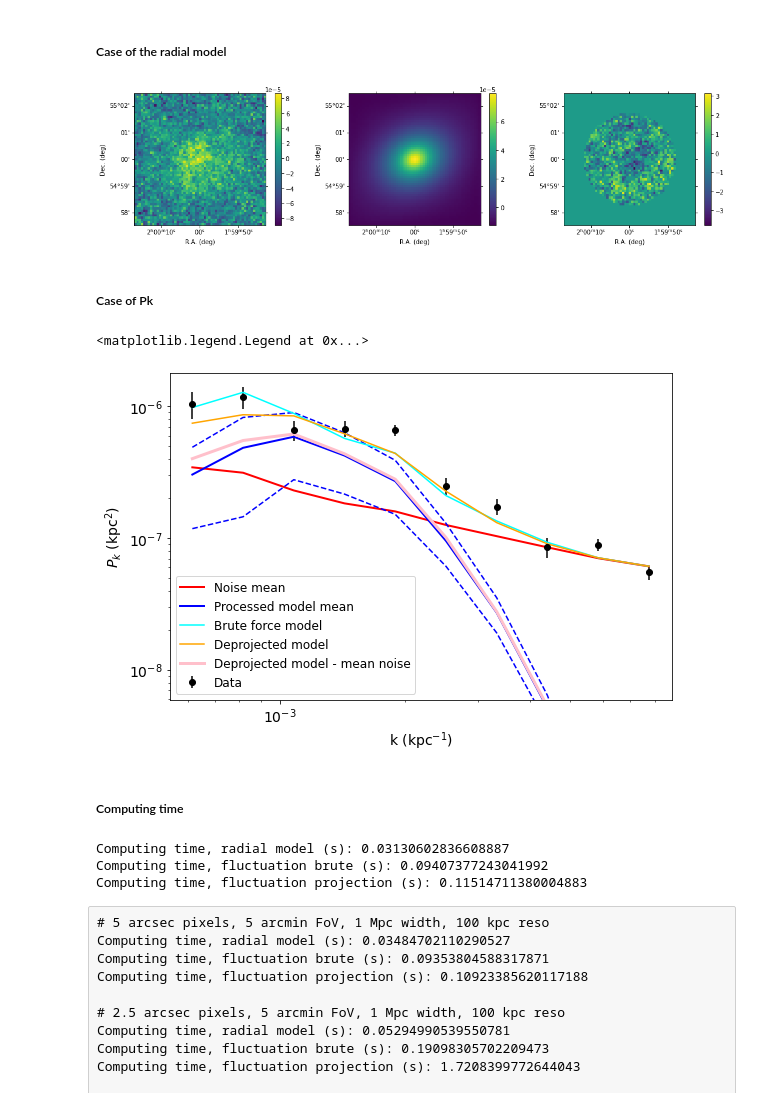
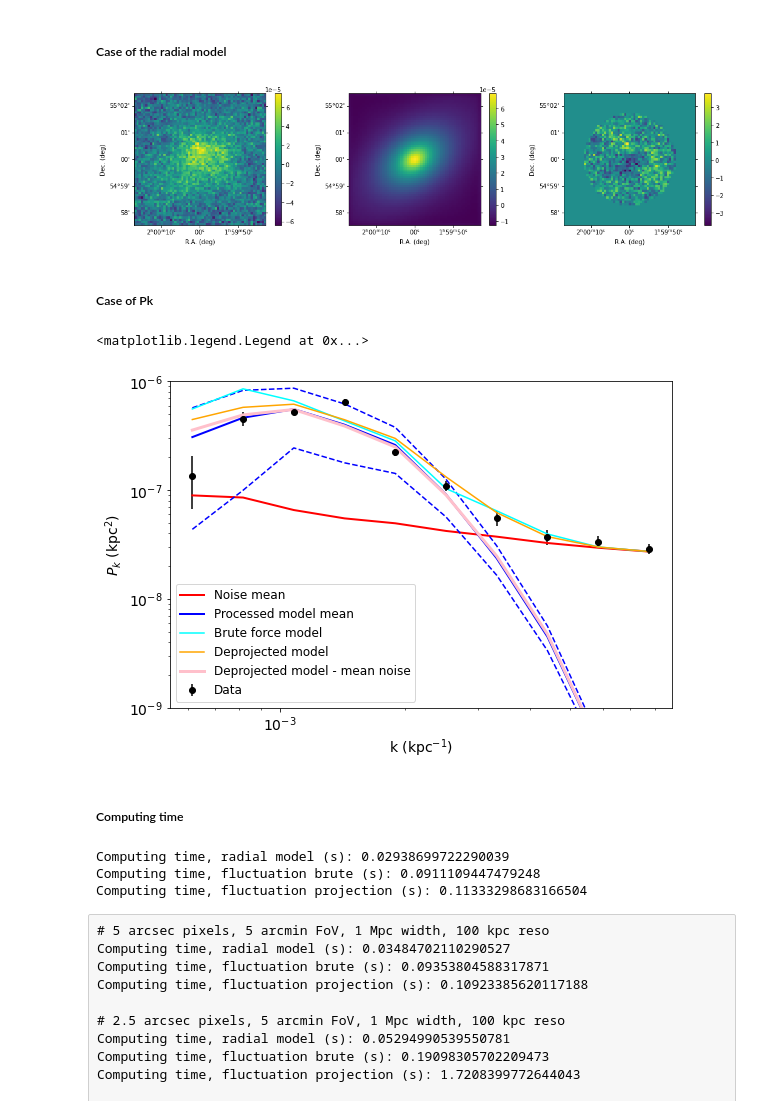
Before and after one commit to remi-adam/pitszi, a Jupyter notebook: notebook/pitszi_dev_forward_fit_pk3d_via_window_function_and_mbb.ipynb, the cells around one changed output. Saved outputs shown, nothing was run; the diff lists cells and outputs as text; code cells hidden in the pictures.

```diff
--- a/notebook/pitszi_dev_forward_fit_pk3d_via_window_function_and_mbb.ipynb
+++ b/notebook/pitszi_dev_forward_fit_pk3d_via_window_function_and_mbb.ipynb
@@ -23,19 +24,19 @@ import pitszi
 # %% [markdown]
 # Parameters
 # %%
-output_dir = '/Users/adam/Desktop/pitszi_Mbb/'
+output_dir = '/Users/adam/Desktop/pitszi/'
 # %%
 #----- Physical model parameters
 redshift = 0.5
 M500 = 1e15*u.Msun
 RA, Dec = 30*u.deg, 55*u.deg
-axis_q1, axis_q2 = 0.7, 0.8
-euler_1, euler_2, euler_3 = 40*u.deg, 50*u.deg, 15*u.deg
+axis_q1, axis_q2 = 0.7, 0.7
+euler_1, euler_2, euler_3 = 0*u.deg, 90*u.deg, 35*u.deg
 
 fluct_norm = 0.5
 fluct_slope = -11./3
 fluct_linj = 800*u.kpc
-fluct_seed = int(np.random.uniform(0,10000000))
+fluct_seed = 141416 #int(np.random.uniform(0,10000000))
 # %%
 #----- Instrumental parameters
 # Beam smoothing
@@ -50,9 +51,9 @@ TF = {'k':karcsec, 'TF':1-np.exp(-karcsec.to_value('arcsec-1')/kfov)}
 mask_Ntheta500 = 0.5
 
 # Noise
-noise_k = lambda k_arcsec: (3e-9 + 9e-9 * (k_arcsec*60)**-1)
+noise_k = lambda k_arcsec: (2e-9 + 2e-9 * (k_arcsec*60)**-1)
 noise_r = lambda r_arcsec: (1 + np.exp((r_arcsec-200)/80))
-noise_seed = None
+noise_seed = 123141 #None
 # %%
 #----- Analysis parameters
 # Image sampling
@@ -73,10 +74,10 @@ method_w8_TF      = False
 
 # methodology
 method_data_deconv = False
-method_use_covmat  = False
+method_use_covmat  = True
 method_parallel    = False
 
-method_setup_overwrite = False
+method_setup_overwrite = True
 
 # MCMC
 nwalkers = 20
@@ -274,7 +285,7 @@ plt.colorbar()
 plt.xlabel('R.A. (deg)')
 plt.ylabel('Dec. (deg)')
 # %% [output]
-[figure, old version]
+[figure, new version]
 # %% [markdown]
 ##### Case of Pk
 # %%
@@ -293,25 +304,26 @@ k2d, pk2d_test_moddeproj = inference.get_pk2d_model_proj(physical=phys)
 # %%
 plt.rcParams.update({'font.size': 14})
 fig = plt.figure(0, figsize=(9, 6))
 
 plt.errorbar(k2d.to_value(unit+'-1'), pk2d_data.to_value(unit+'2'),
              np.diag(pk2d_noisecovmat.to_value(unit+'4'))**0.5, marker='o', ls='', color='k', label='Data')
 plt.plot(k2d.to_value(unit+'-1'), pk2d_noise.to_value(unit+'2'), color='red', lw=2, label='Noise mean')
 plt.plot(k2d.to_value(unit+'-1'), pk2d_modref.to_value(unit+'2'), color='blue', lw=2, label='Processed model mean')
 plt.plot(k2d.to_value(unit+'-1'), pk2d_modref.to_value(unit+'2') + np.diag(pk2d_modcovmat.to_value(unit+'4'))**0.5, color='blue', ls='--')
 plt.plot(k2d.to_value(unit+'-1'), pk2d_modref.to_value(unit+'2') - np.diag(pk2d_modcovmat.to_value(unit+'4'))**0.5, color='blue', ls='--')
 plt.plot(k2d.to_value(unit+'-1'), pk2d_test_modbrute.to_value(unit+'2'), color='cyan', label='Brute force model')
 plt.plot(k2d.to_value(unit+'-1'), pk2d_test_moddeproj.to_value(unit+'2'), color='orange', label='Deprojected model')
 plt.plot(k2d.to_value(unit+'-1'), (pk2d_test_moddeproj-pk2d_noise).to_value(unit+'2'), color='pink', lw=3, label='Deprojected model - mean noise')
 plt.xscale('log')
 plt.yscale('log')
 plt.ylim(np.amax(pk2d_data.to_value(unit+'2'))*5e-3, np.amax(pk2d_data.to_value(unit+'2'))*1.5)
+plt.ylim(1e-9,1e-6)
 plt.xlabel('k ('+unit+'$^{-1}$)')
 plt.ylabel(r'$P_k$ ('+unit+'$^{2}$)')
 plt.legend(fontsize=12)
 # %% [output]
 <matplotlib.legend.Legend at 0x...>
-[figure, old version]
+[figure, new version]
 # %% [markdown]
 ##### Computing time
 # %%
@@ -330,9 +342,9 @@ inference.get_pk2d_model_proj()
 end = time.time()
 print('Computing time, fluctuation projection (s):', end - start)
 # %% [output]
-Computing time, radial model (s): 0.03130602836608887
-Computing time, fluctuation brute (s): 0.09407377243041992
-Computing time, fluctuation projection (s): 0.11514711380004883
+Computing time, radial model (s): 0.02938699722290039
+Computing time, fluctuation brute (s): 0.0911109447479248
+Computing time, fluctuation projection (s): 0.11333298683166504
 # %% [raw]
 # 5 arcsec pixels, 5 arcmin FoV, 1 Mpc width, 100 kpc reso
 Computing time, radial model (s): 0.03484702110290527
```
Also changed, not shown: parts of 20 cells of this notebook, 2 other files.
